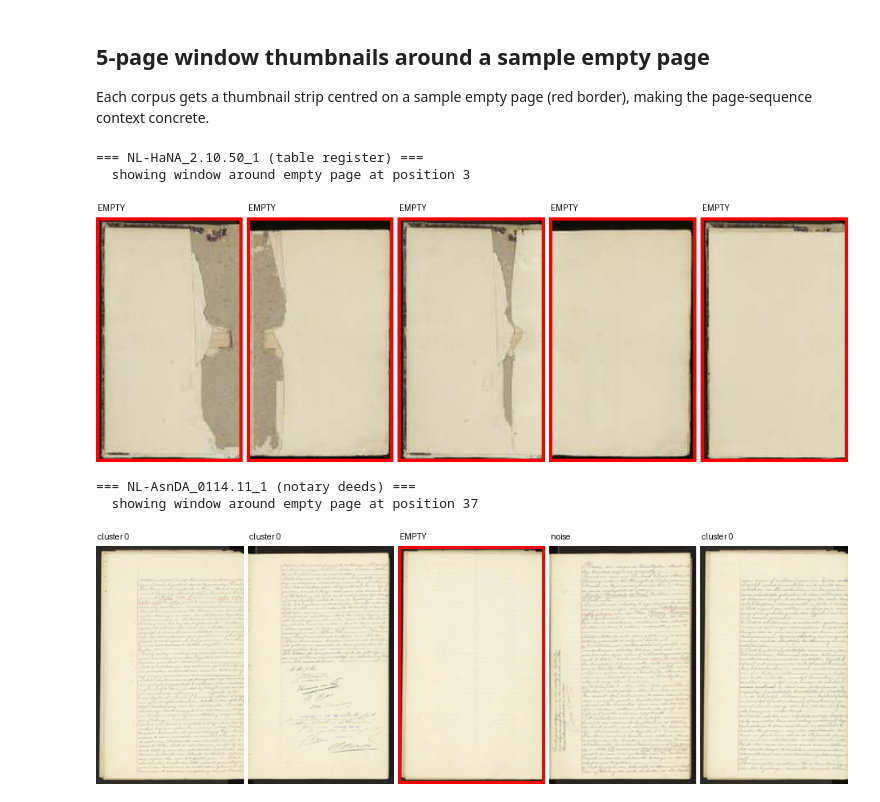
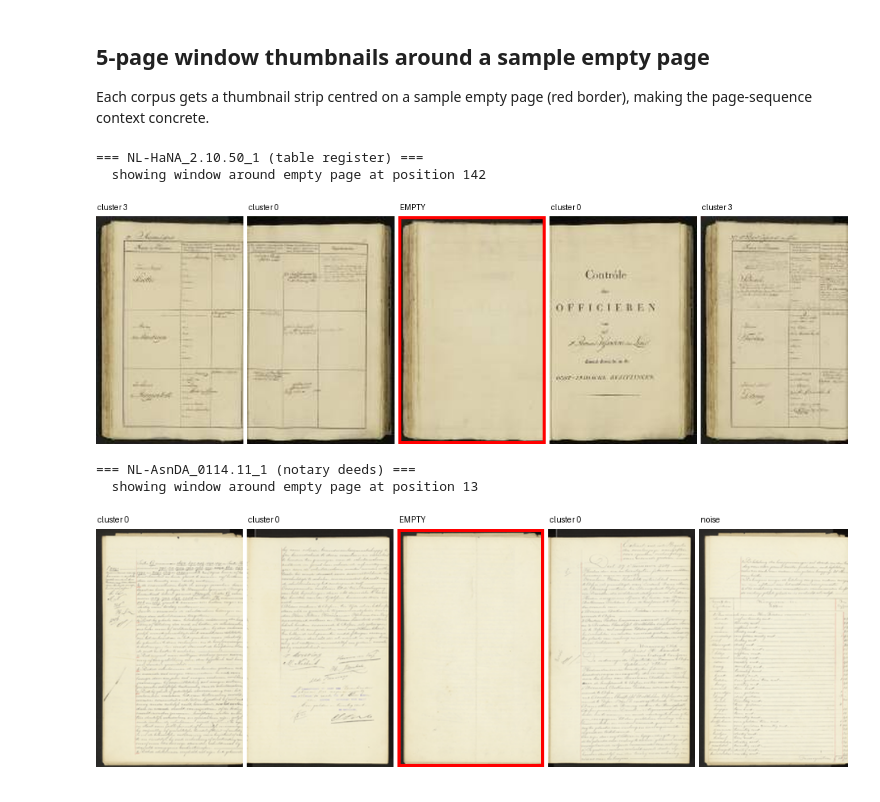
Before and after one commit to Data-Scopes/archival-structures, a Jupyter notebook: notebooks/demo/boundary-across-pages-demo.ipynb, the cells around one changed output. Saved outputs shown, nothing was run; the diff lists cells and outputs as text; code cells hidden in the pictures.

```diff
--- a/notebooks/demo/boundary-across-pages-demo.ipynb
+++ b/notebooks/demo/boundary-across-pages-demo.ipynb
@@ -80,7 +90,7 @@ def split_via_gap_heuristic(scans):
 
 for inv_num, info in CORPORA.items():
     print(inv_num)
-    info['scans'] = load_scans(info['pagexml_dir'])
+    info['scans'] = load_scans(info['pagexml_dir'], n=300)
     info['scans_by_id'] = {scan.id: scan for scan in info['scans']}
     split_fn = split_via_width_groups if inv_num == 'NL-HaNA_2.10.50_1' else split_via_gap_heuristic
     info['all_pages'] = split_fn(info['scans'])
@@ -223,27 +403,6 @@ cluster
 Each corpus gets a thumbnail strip centred on a sample empty page (red border), making the
 page-sequence context concrete.
 # %%
-def original_scan_id(page_id):
-    for suffix in ('-verso', '-recto'):
-        if page_id.endswith(suffix):
-            return page_id[:-len(suffix)]
-    return page_id
-
-def find_thumbnail(thumb_dir, scan_id):
-    stem = Path(scan_id).stem
-    return next(Path(thumb_dir).glob(f'*{stem}*'))
-
-def page_thumbnail(page, info):
-    scan_id = original_scan_id(page.id)
-    image = Image.open(find_thumbnail(info['thumb_dir'], scan_id)).convert('RGB')
-    if page.id == scan_id:
-        return image
-    scan = info['scans_by_id'][scan_id]
-    scale = image.width / scan.coords.width
-    sep_x = round(get_opening_features(scan).separation_point.x * scale)
-    return image.crop((0, 0, sep_x, image.height)) if page.id.endswith('-verso') \
-        else image.crop((sep_x, 0, image.width, image.height))
-
 from IPython.display import display
 
 def show_page_window(info, empty_position, window=2, thumb_h=300):
@@ -267,39 +426,41 @@ def show_page_window(info, empty_position, window=2, thumb_h=300):
         cl = info['page_clusters'].get(page.id, None)
         label = 'EMPTY' if row['is_empty'] else (
             'noise' if cl == -1 else f'cluster {cl}' if cl is not None else '?'
         )
         images.append(im)
         labels.append(label)
     if not images:
         return None
     total_w = sum(im.width for im in images) + 5 * (len(images) - 1)
     strip = Image.new('RGB', (total_w, thumb_h + 20), 'white')
     draw = ImageDraw.Draw(strip)
     x = 0
     for im, label in zip(images, labels):
         strip.paste(im, (x, 20))
         draw.text((x + 2, 2), label, fill='black')
         x += im.width + 5
     return strip
 
 for inv_num, info in CORPORA.items():
     print(f'=== {inv_num} ({info["label"]}) ===')
     empty_positions = list(info['sequence'].loc[info['sequence']['is_empty'], 'position'])
     if not empty_positions:
         print('  no empty pages found')
         continue
-    sample_pos = empty_positions[len(empty_positions) // 2]
+    # For HaNA pick an interior empty page; for AsnDA pick the middle empty page
+    interior = [p for p in empty_positions if p > 10]
+    sample_pos = interior[0] if interior else empty_positions[len(empty_positions) // 2]
     print(f'  showing window around empty page at position {sample_pos}')
     strip = show_page_window(info, sample_pos, window=2)
     if strip is not None:
         display(strip)
 # %% [output]
 === NL-HaNA_2.10.50_1 (table register) ===
-  showing window around empty page at position 3
+  showing window around empty page at position 142
-[figure, old version]
+[figure, new version]
 === NL-AsnDA_0114.11_1 (notary deeds) ===
-  showing window around empty page at position 37
+  showing window around empty page at position 13
-[figure, old version]
+[figure, new version]
 # %% [markdown]
 ## Summary
 
```
Also changed, not shown: parts of 12 cells of this notebook, 3 other files.
